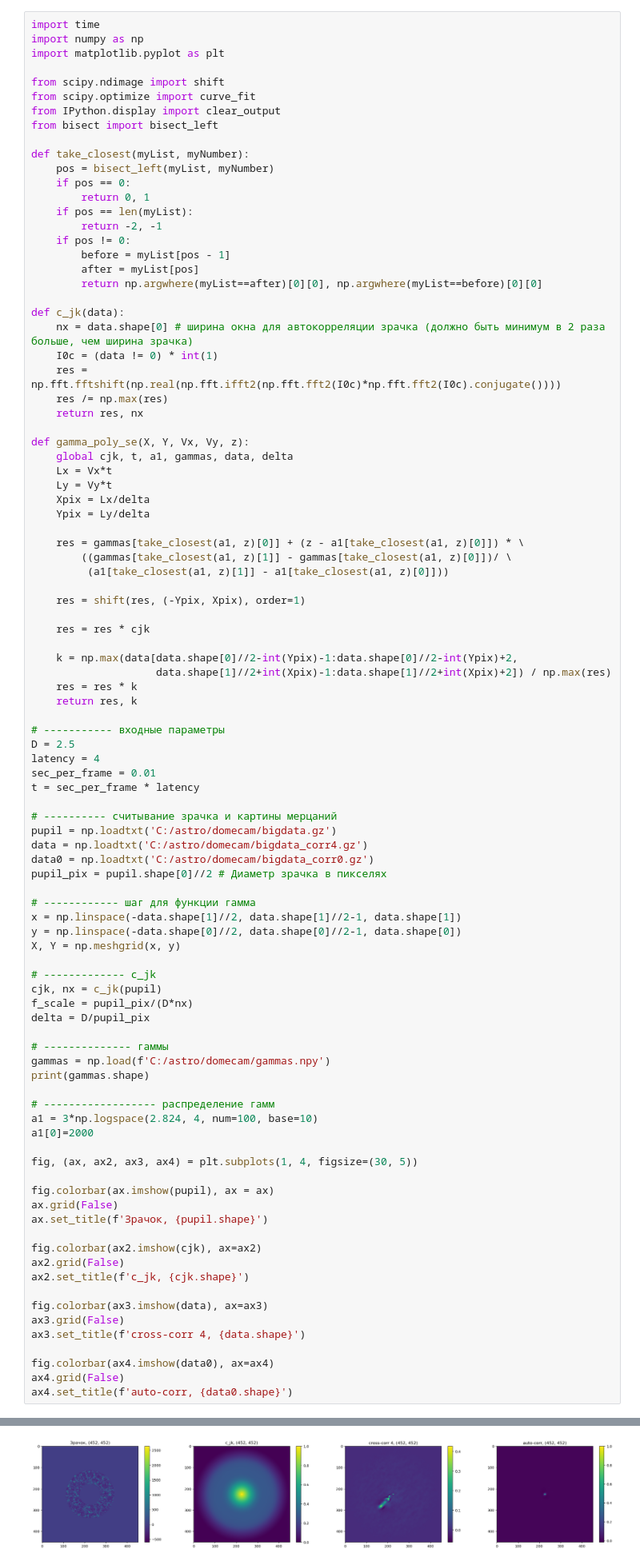
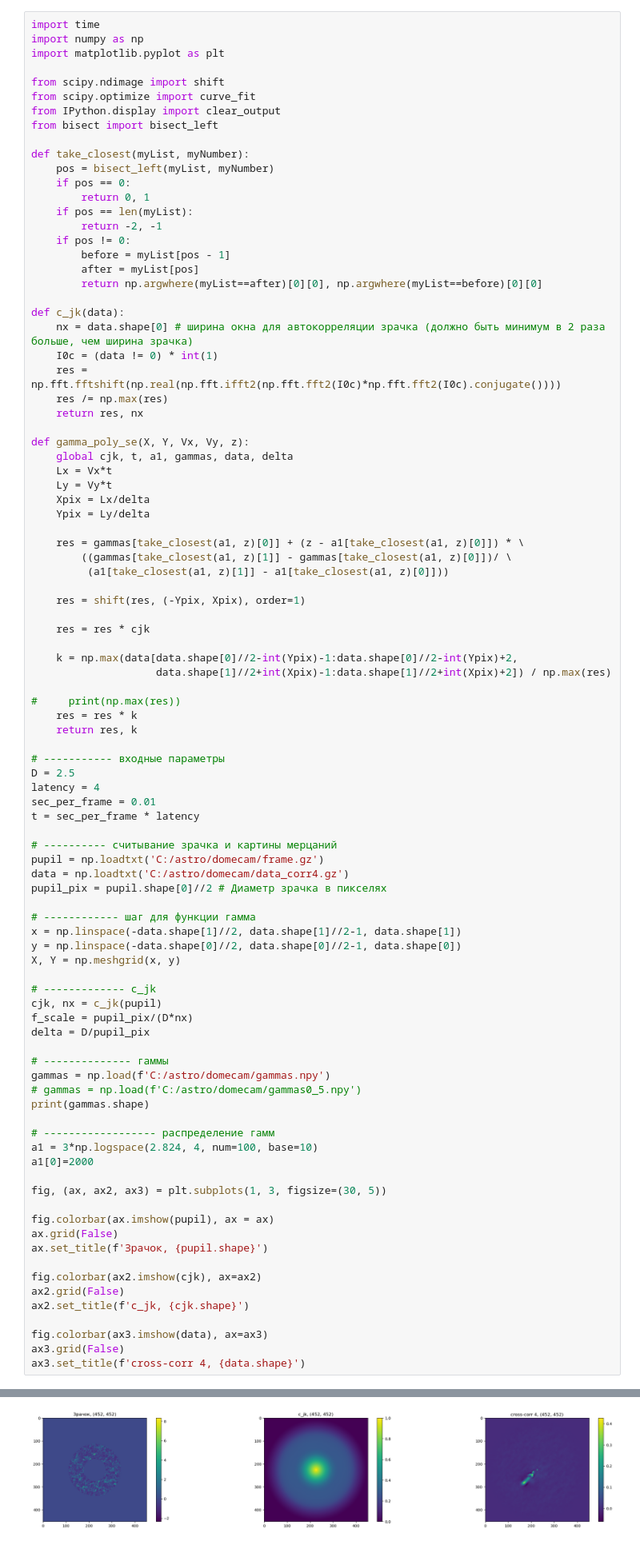
Before and after one commit to AntonMate/domecam, a Jupyter notebook: curvefitting_se.ipynb, the cells around one changed output, grey strips where cells are left out. Shown at 80% size. Drawn from its saved outputs; the diff is of its cells as text.

```diff
--- a/curvefitting_se.ipynb
+++ b/curvefitting_se.ipynb
@@ -43,6 +43,8 @@ def gamma_poly_se(X, Y, Vx, Vy, z):
 
     k = np.max(data[data.shape[0]//2-int(Ypix)-1:data.shape[0]//2-int(Ypix)+2,
                     data.shape[1]//2+int(Xpix)-1:data.shape[1]//2+int(Xpix)+2]) / np.max(res)
+
+#     print(np.max(res))
     res = res * k
     return res, k
 
@@ -53,9 +55,8 @@ sec_per_frame = 0.01
 t = sec_per_frame * latency
 
 # ---------- считывание зрачка и картины мерцаний
-pupil = np.loadtxt('C:/astro/domecam/bigdata.gz')
-data = np.loadtxt('C:/astro/domecam/bigdata_corr4.gz')
-data0 = np.loadtxt('C:/astro/domecam/bigdata_corr0.gz')
+pupil = np.loadtxt('C:/astro/domecam/frame.gz')
+data = np.loadtxt('C:/astro/domecam/data_corr4.gz')
 pupil_pix = pupil.shape[0]//2 # Диаметр зрачка в пикселях
 
 # ------------ шаг для функции гамма
@@ -70,13 +71,14 @@ delta = D/pupil_pix
 
 # -------------- гаммы
 gammas = np.load(f'C:/astro/domecam/gammas.npy')
+# gammas = np.load(f'C:/astro/domecam/gammas0_5.npy')
 print(gammas.shape)
 
 # ------------------ распределение гамм
 a1 = 3*np.logspace(2.824, 4, num=100, base=10)
 a1[0]=2000
 
-fig, (ax, ax2, ax3, ax4) = plt.subplots(1, 4, figsize=(30, 5))
+fig, (ax, ax2, ax3) = plt.subplots(1, 3, figsize=(30, 5))
 
 fig.colorbar(ax.imshow(pupil), ax = ax)
 ax.grid(False)
@@ -89,9 +91,5 @@ ax2.set_title(f'c_jk, {cjk.shape}')
 fig.colorbar(ax3.imshow(data), ax=ax3)
 ax3.grid(False)
 ax3.set_title(f'cross-corr 4, {data.shape}')
-
-fig.colorbar(ax4.imshow(data0), ax=ax4)
-ax4.grid(False)
-ax4.set_title(f'auto-corr, {data0.shape}')
 # %% [output]
 (100, 452, 452)
@@ -99,2 +97,2 @@ Text(0.5, 1.0, 'auto-corr, (452, 452)')
-[figure, old version]
+[figure, new version]
 # %%
```
Also changed, not shown: parts of 8 cells of this notebook, 3 other files.
